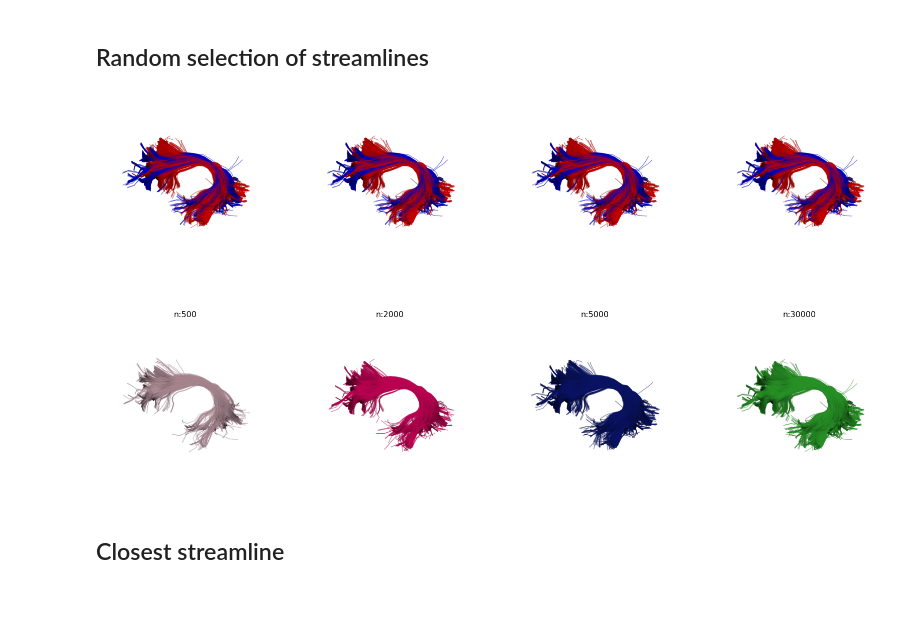
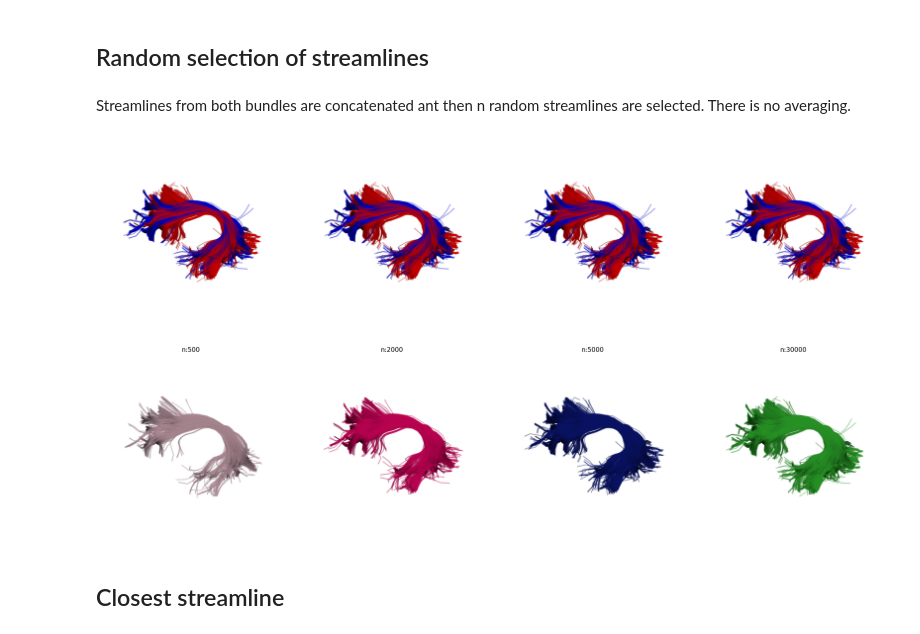
Before and after one commit to drombas/streamlines-gsoc, a Jupyter notebook: code/bundle_combination/bundle_combination.ipynb, the cells around one changed output. Drawn from its saved outputs; the diff is of its cells as text; code cells hidden in the pictures; blank space fills up the shorter version.

```diff
--- a/code/bundle_combination/bundle_combination.ipynb
+++ b/code/bundle_combination/bundle_combination.ipynb
@@ -33,12 +33,19 @@ def distance_matrix_mdf_start_end(bundle_1, bundle_2):
     bundle_2 = set_number_of_points(bundle_2, 2)
     return distance_matrix_mdf(bundle_1, bundle_2)
 # %%
-def combine_bundles(bundle1, bundle2, comb_method='rlap', distance='mdf',
-                    n_stream=2000, z_th=None):
+def combine_bundles(bundle1, bundle2, comb_method='rlap', distance='mdf', n_stream=2000, z_th=None):
     "Random pick"
     if comb_method == 'random_pick':
         bundles = np.concatenate((bundle1, bundle2))
         return select_random_set_of_streamlines(bundles, n_stream)
+
+    # Define distance function
+    if distance == 'mdf':
+        distance = distance_matrix_mdf
+    elif distance == 'mdf_se':
+        distance = distance_matrix_mdf_start_end
+    else:
+        raise ValueError("Incorrect distance metric")
 
     "Preprocessing"
     # Set as bundle 1 the bundle with less streamlines
@@ -53,15 +60,6 @@ def combine_bundles(bundle1, bundle2, comb_method='rlap', distance='mdf',
 
     bundle1 = orient_by_streamline(bundle1, centroid)
     bundle2 = orient_by_streamline(bundle2, centroid)
-
-    # Define distance function
-    if distance == 'mdf':
-        distance = distance_matrix_mdf
-    elif distance == 'mdf_se':
-        distance = distance_matrix_mdf_start_end
-    else:
-        raise ValueError("Incorrect distance metric")
-
 
     "Step 1: streamline matching (N1 sreamlines)"
     combined = []
@@ -139,7 +137,9 @@ def combine_bundles(bundle1, bundle2, comb_method='rlap', distance='mdf',
 
         stream_mean = np.mean([stream1, stream2], axis=0)
         combined.append(stream_mean)
-    print(f"Discarded {disc} streamlines as outliers.")
+
+    if z_th is not None:
+        print(f"Discarded {disc} streamlines as outliers.")
 
     "Step 2: rest of N2-N1 streamlines"
     # If just RLAP we don't care about unmatched streamlines
@@ -190,7 +190,7 @@ def render_bundles(bundles, linewidth=None, colors=None, opacity=None, show_3d=F
     if show_3d:
         window.show(scene)
     if show_2d:
-        img = window.snapshot(scene, size=(1200, 1200))
+        img = window.snapshot(scene, size=(2000, 2000))
         return img
 # %%
 def show_bundles(ax, bundles, linewidth=None, opacity=None, colors=None, labels=None):
@@ -211,13 +211,13 @@ n_subject = len(subjects)
 
 bundle_name = 'AF_L'
 n_point = 20
-n_stream = 1000
+n_stream = 10000
 
 # Load two bundles and preprocess them
 np.random.seed(666)
 ind = np.random.choice(np.arange(n_subject), 2)
-sub1 = subjects[ind[0]]
-sub2 = subjects[ind[1]]
+sub1 = subjects[ind[1]]
+sub2 = subjects[ind[0]]
 
 file = f'{in_dir}/{sub1}/rec_bundles/moved_{bundle_name}__recognized.trk'
 bundle_obj = load_trk(file, reference='same', bbox_valid_check=False)
@@ -230,8 +230,8 @@ bundle2 = set_number_of_points(bundle_obj.streamlines, n_point)
 bundle2 = select_random_set_of_streamlines(bundle2, n_stream)
 # %%
 # Visualize two bundles
-col1 = [1,0,0]
-col2 = [0,0,1]
+col1 = [0,0,1]
+col2 = [1,0,0]
 fig, ax = plt.subplots(1, 3, figsize=(26,10))
 show_bundles(ax[0], [bundle1], colors = [col1], labels = f"sub1:{sub1}  n1:{len(bundle1)}")
 show_bundles(ax[1], [bundle2], colors = [col2], labels = f"sub2:{sub2}  n2:{len(bundle2)}")
@@ -241,5 +241,7 @@ show_bundles(ax[2], [bundle1, bundle2], colors = [col1, col2])
 # %% [markdown]
 ## Random selection of streamlines
+# %% [markdown]
+Streamlines from both bundles are concatenated ant then n random streamlines are selected. There is no averaging.
 # %%
 bundles = []
 n_stream_pick = [500, 2000, 5000, 30000]
@@ -247,11 +249,11 @@ for n in n_stream_pick:
     bundles.append(combine_bundles(bundle1, bundle2, comb_method='random_pick', n_stream=n))
 # %%
 fig, ax = plt.subplots(2,4,figsize=(28,15))
-
+plt.tight_layout()
 for i, bundle in enumerate(bundles):
     show_bundles(ax[0, i], [bundle1, bundle2], colors = [col1, col2])
     show_bundles(ax[1, i], [bundle], labels=f'n:{n_stream_pick[i]}')
 # %% [output]
-[figure, old version]
+[figure, new version]
 # %% [markdown]
 ## Closest streamline
```
Also changed, not shown: parts of 12 cells of this notebook, 1 other file.
